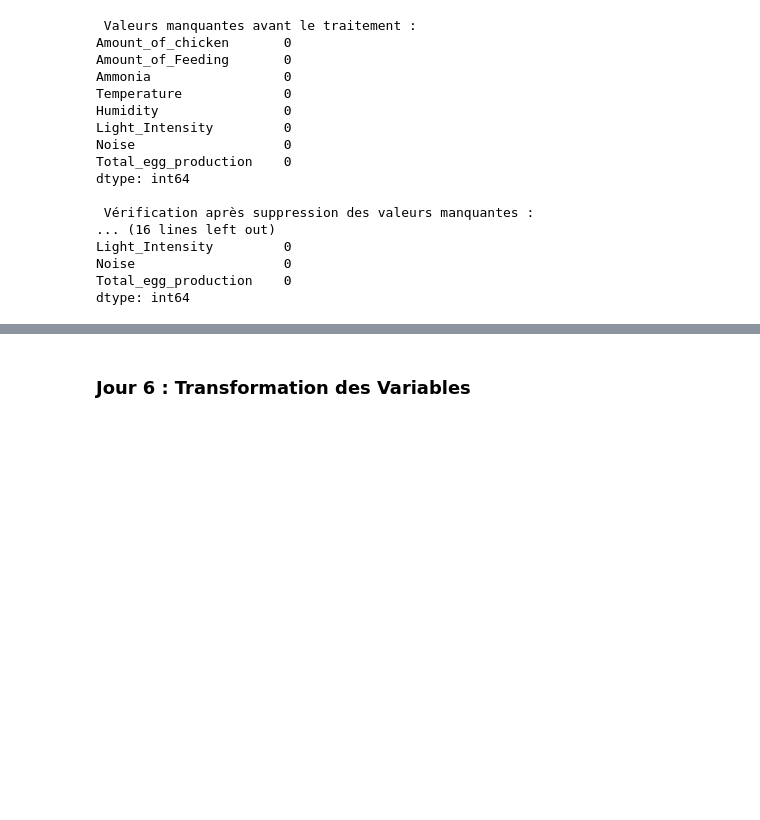
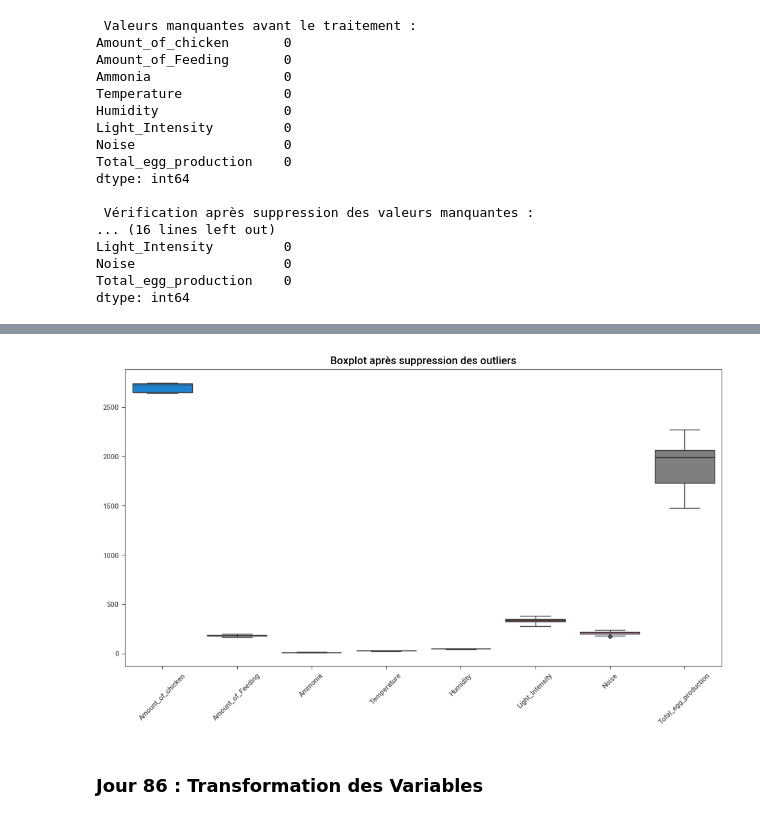
Before and after one commit to EmmanuelBANGWEN/100_days_of_data_agtech, a Jupyter notebook: egg_production_analyst/analyst.ipynb, the cells around one changed output, grey strips where cells are left out. Cells and saved outputs as stored; diff of their text form; code cells hidden in the pictures; blank space fills up the shorter version.

```diff
--- a/egg_production_analyst/analyst.ipynb
+++ b/egg_production_analyst/analyst.ipynb
@@ -281,5 +282,15 @@ Taille du dataset après suppression des outliers : (418, 8)
+# %%
+
+# Affichage des boxplots après suppression des outliers
+plt.figure(figsize=(12, 6))
+sns.boxplot(data=df_cleaned)
+plt.xticks(rotation=45)
+plt.title("Boxplot après suppression des outliers")
+plt.show()
+# %% [output]
+[figure, added]
 # %% [markdown]
-### Jour 6 : Transformation des Variables
+### Jour 86 : Transformation des Variables
 # %%
 # Importation des bibliothèques nécessaires
 import pandas as pd
```
Also changed, not shown: parts of 69 cells of this notebook, 3 other files.
